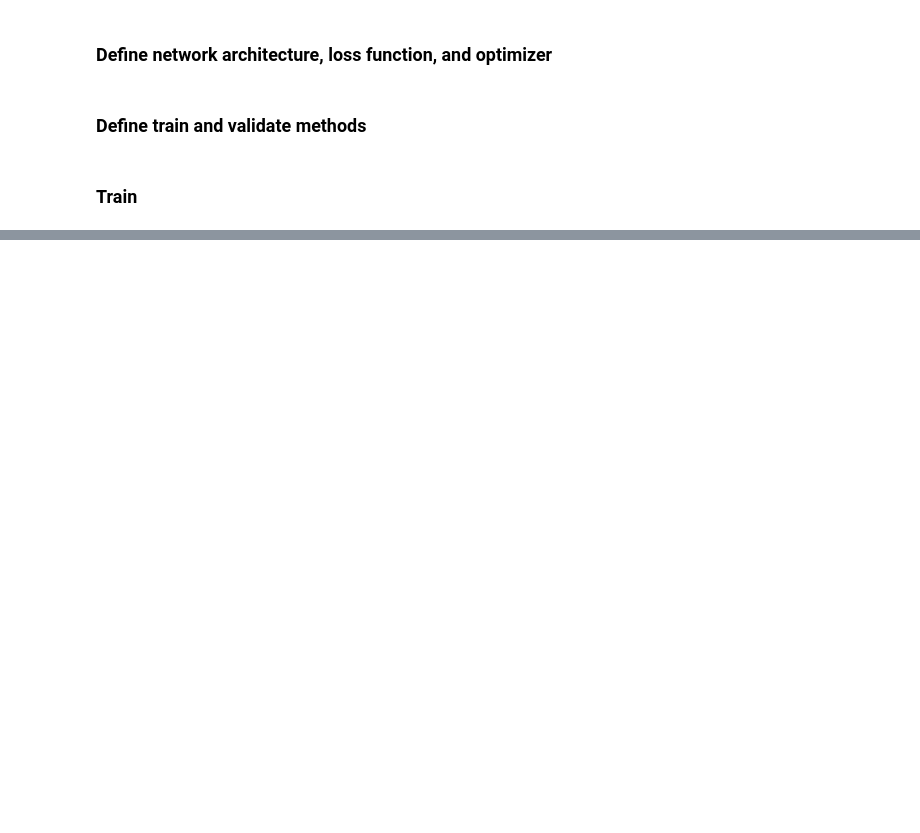
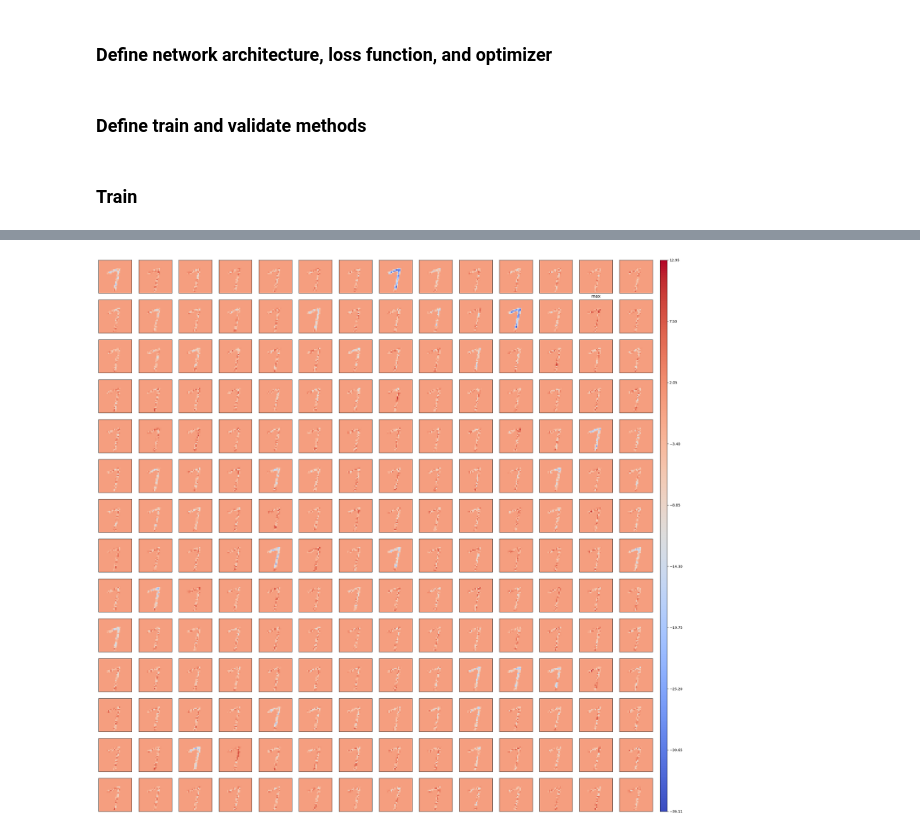
Before and after one commit to ramity/athena, a Jupyter notebook: notebooks/mnist_experiments.ipynb, the cells around one changed output, grey strips where cells are left out. Drawn from its saved outputs; the diff is of its cells as text; code cells hidden in the pictures; blank space fills up the shorter version.

```diff
--- a/notebooks/mnist_experiments.ipynb
+++ b/notebooks/mnist_experiments.ipynb
@@ -196,0 +234,38 @@ ax.plot(x, y)
+# %%
+input_image = mnist_dataset["training_images"][42]
+weights = model_state_dict["linear_relu_stack.0.weight"].numpy()
+min_val, max_val = weights.min() * 255, weights.max() * 255
+fig, axs = plt.subplots(14, 14)
+max_result = -10000000000
+min_result = 10000000000
+max_result_x, max_result_y, max_result_x, max_result_y = 0, 0, 0, 0
+for i in range(196):
+    x = i % 14
+    y = math.floor(i / 14)
+    axs[x, y].set_xticks([])
+    axs[x, y].set_yticks([])
+    result = numpy.resize(weights[i] * input_image, (28, 28))
+    result_sum = result.sum()
+    if result_sum > max_result:
+        max_result = result_sum
+        max_result_x = x
+        max_result_y = y
+    if result_sum < min_result:
+        min_result = result_sum
+        min_result_x = x
+        min_result_y = y
+    axs[x, y].imshow(result, cmap="coolwarm", vmin=min_val, vmax=max_val)
+
+axs[max_result_x, max_result_y].set_title("max")
+axs[min_result_x, min_result_y].set_title("min")
+
+from matplotlib import cm
+norm = plt.Normalize(vmin=min_val, vmax=max_val)
+colorbar_ticks = numpy.linspace(min_val, max_val, 10)
+sm = cm.ScalarMappable(cmap="coolwarm", norm=norm)
+cax = fig.add_axes([0.91, 0.11, 0.01, 0.77])
+cbar = fig.colorbar(sm, cax=cax)
+cbar.set_ticks(colorbar_ticks)
+plt.show()
+# %% [output]
+[figure, added]
```
Also changed, not shown: parts of 10 cells of this notebook.
